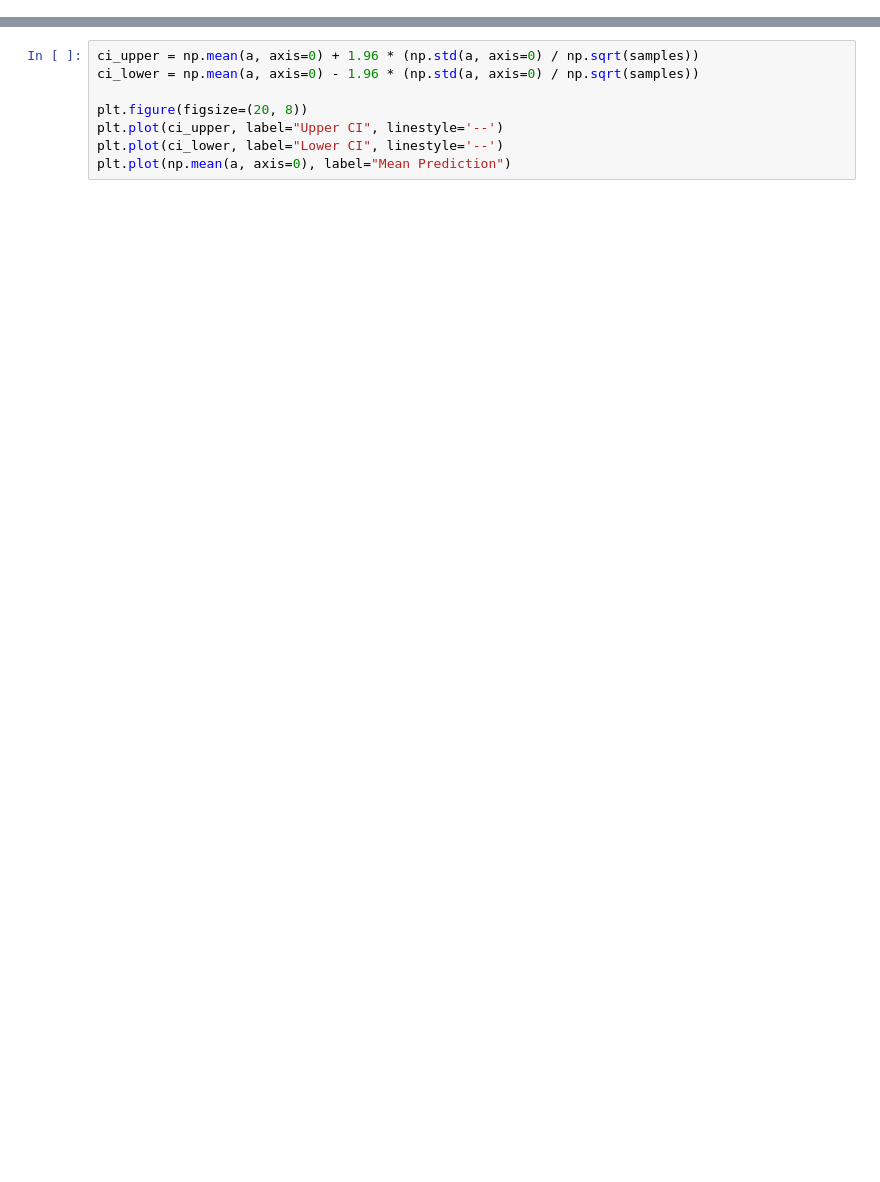
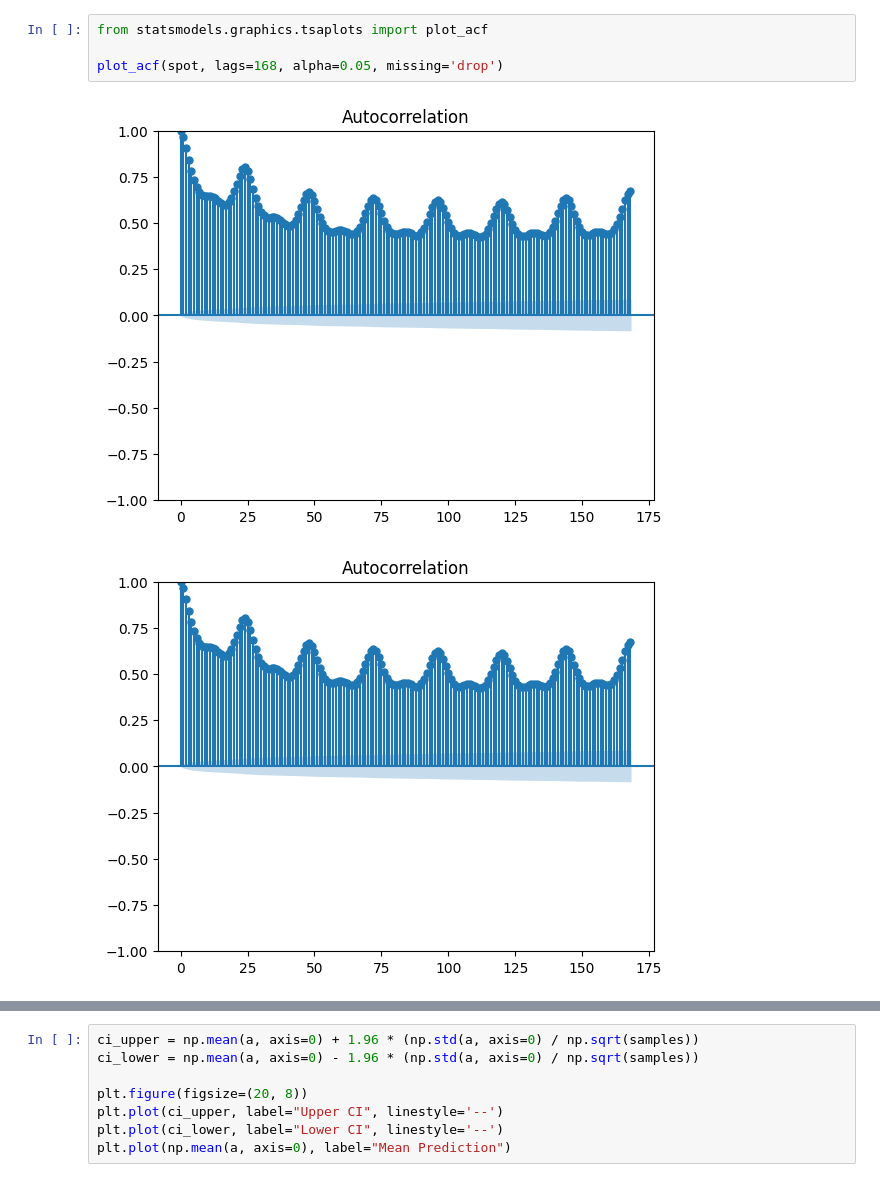
Before and after one commit to dasooni/Seq2seq-Time-series-forecasting, a Jupyter notebook: keras.ipynb, the cells around one changed output, grey strips where cells are left out. Drawn from its saved outputs; the diff is of its cells as text; blank space fills up the shorter version.

```diff
--- a/keras.ipynb
+++ b/keras.ipynb
@@ -702,0 +79,7 @@ a = np.concatenate(preds, axis=0).squeeze()
+# %%
+from statsmodels.graphics.tsaplots import plot_acf
+
+plot_acf(spot, lags=168, alpha=0.05, missing='drop')
+# %% [output]
+[figure, added]
+[figure, added]
```
Also changed, not shown: parts of 54 cells of this notebook, 12 other files.
